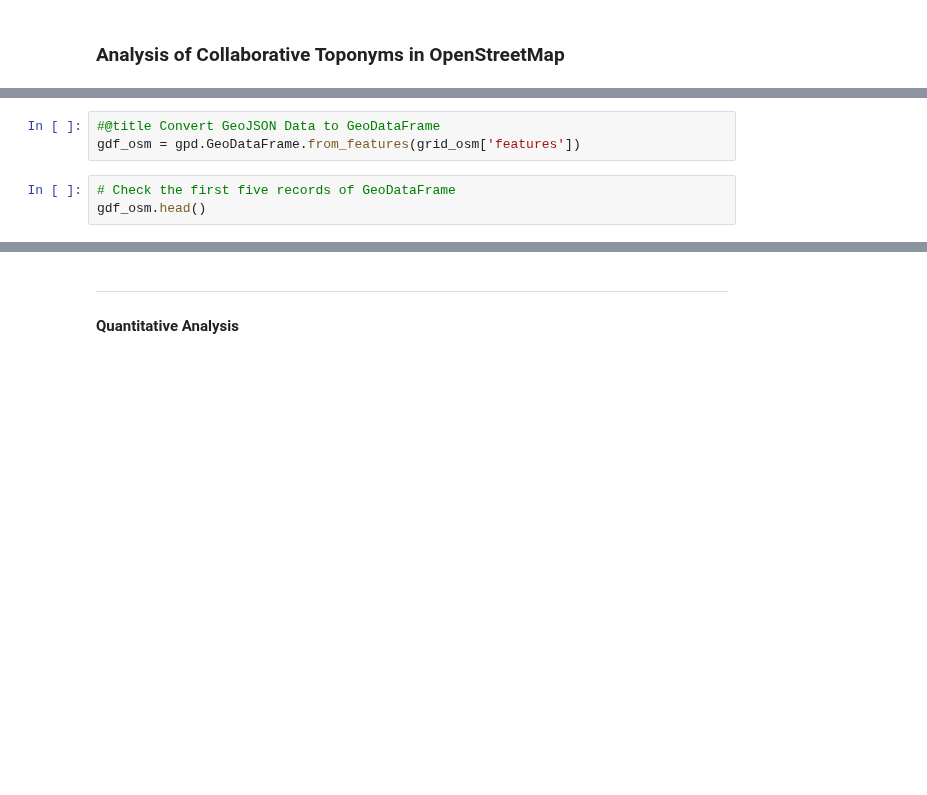
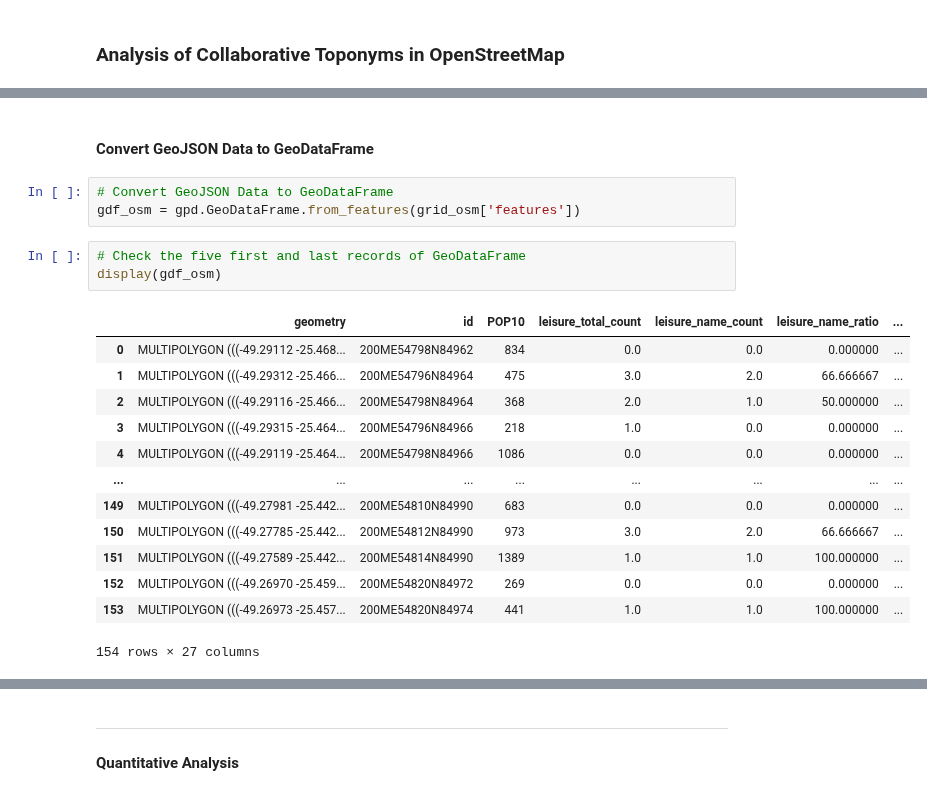
Before and after one commit to darlannunes/PhD_Thesis_Step1_OSM_Toponyms, a Jupyter notebook: notebooks/JN2_OsmToponyms_Analysis.ipynb, the cells around one changed output, grey strips where cells are left out. Saved outputs shown, nothing was run; the diff lists cells and outputs as text; blank space fills up the shorter version.

```diff
--- a/notebooks/JN2_OsmToponyms_Analysis.ipynb
+++ b/notebooks/JN2_OsmToponyms_Analysis.ipynb
@@ -99,9 +154,25 @@ grid_osm
+# %% [markdown]
+#### Convert GeoJSON Data to GeoDataFrame
 # %%
-#@title Convert GeoJSON Data to GeoDataFrame
+# Convert GeoJSON Data to GeoDataFrame
 gdf_osm = gpd.GeoDataFrame.from_features(grid_osm['features'])
 # %%
-# Check the first five records of GeoDataFrame
-gdf_osm.head()
+# Check the five first and last records of GeoDataFrame
+display(gdf_osm)
+# %% [output]
+|  | geometry | id | POP10 | leisure_total_count | leisure_name_count | leisure_name_ratio | ... |
+| 0 | MULTIPOLYGON (((-49.29112 -25.468... | 200ME54798N84962 | 834 | 0.0 | 0.0 | 0.000000 | ... |
+| 1 | MULTIPOLYGON (((-49.29312 -25.466... | 200ME54796N84964 | 475 | 3.0 | 2.0 | 66.666667 | ... |
+| 2 | MULTIPOLYGON (((-49.29116 -25.466... | 200ME54798N84964 | 368 | 2.0 | 1.0 | 50.000000 | ... |
+| 3 | MULTIPOLYGON (((-49.29315 -25.464... | 200ME54796N84966 | 218 | 1.0 | 0.0 | 0.000000 | ... |
+| 4 | MULTIPOLYGON (((-49.29119 -25.464... | 200ME54798N84966 | 1086 | 0.0 | 0.0 | 0.000000 | ... |
+| ... | ... | ... | ... | ... | ... | ... | ... |
+| 149 | MULTIPOLYGON (((-49.27981 -25.442... | 200ME54810N84990 | 683 | 0.0 | 0.0 | 0.000000 | ... |
+| 150 | MULTIPOLYGON (((-49.27785 -25.442... | 200ME54812N84990 | 973 | 3.0 | 2.0 | 66.666667 | ... |
+| 151 | MULTIPOLYGON (((-49.27589 -25.442... | 200ME54814N84990 | 1389 | 1.0 | 1.0 | 100.000000 | ... |
+| 152 | MULTIPOLYGON (((-49.26970 -25.459... | 200ME54820N84972 | 269 | 0.0 | 0.0 | 0.000000 | ... |
+| 153 | MULTIPOLYGON (((-49.26973 -25.457... | 200ME54820N84974 | 441 | 1.0 | 1.0 | 100.000000 | ... |
+154 rows × 27 columns
 # %%
 # Check the number os grid cell with information retrived of OSM
 len(gdf_osm)
```
Also changed, not shown: parts of 25 cells of this notebook, 1 other file.
